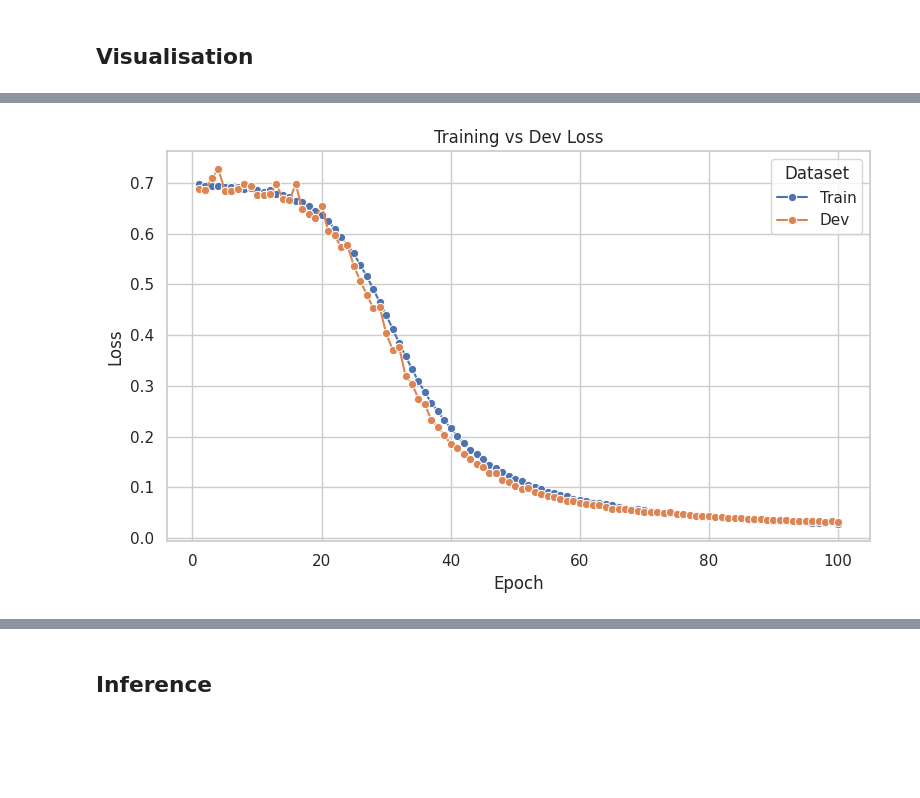
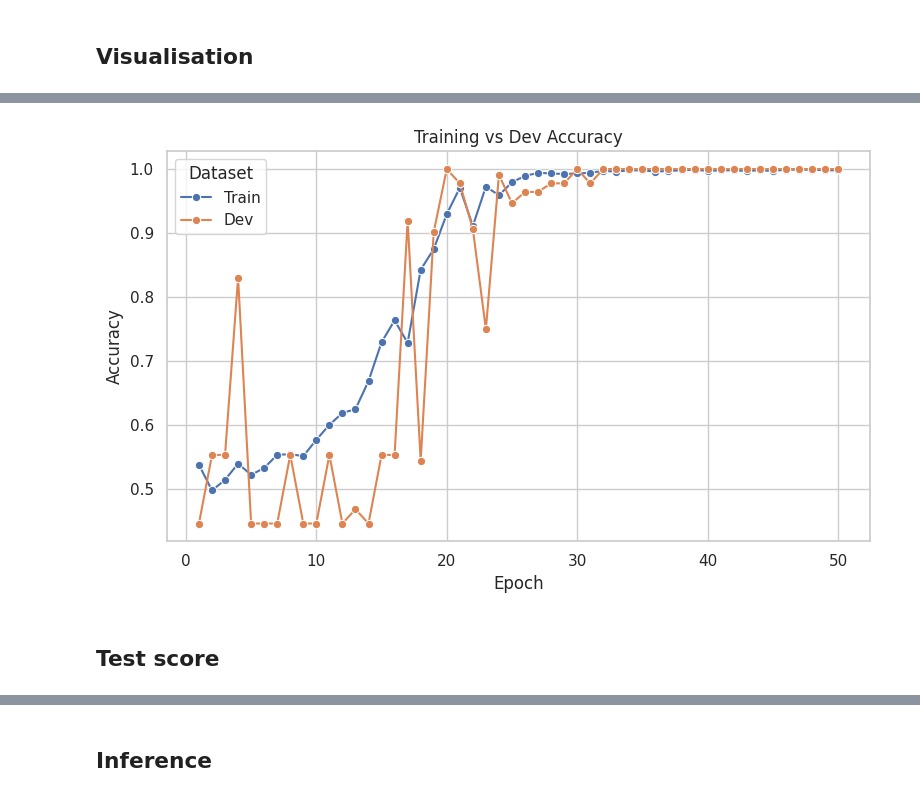
Before and after one commit to aspirant2018/NLP-Projects, a Jupyter notebook: ML projects/Multi_Layer_perceptron_for_Language_Identification.ipynb, the cells around one changed output, grey strips where cells are left out. Cells and saved outputs as stored; diff of their text form; code cells hidden in the pictures; blank space fills up the shorter version.

```diff
--- a/ML projects/Multi_Layer_perceptron_for_Language_Identification.ipynb
+++ b/ML projects/Multi_Layer_perceptron_for_Language_Identification.ipynb
@@ -83,3 +62,0 @@ Input size does not match! The input size of the Batch 1000 must match the input
-# %%
-x = torch.randn(100, 10)
-F.softmax(x,dim=1).shape
@@ -548,9 +380,23 @@ Validation Loss      0.031820062547922134
 # %%
 import pandas as pd
 
-epochs = list(range(1, len(train_losses) + 1))
+epochs = list(range(1, len(losses['train_losses']) + 1))
 df = pd.DataFrame({
     "Epoch": epochs * 2,
     "Loss": losses['train_losses'] + losses["dev_losses"],
     "Type": ["Train"] * len(losses['train_losses'] ) + ["Dev"] * len(losses['train_losses'] )
 })
+
+import seaborn as sns
+import matplotlib.pyplot as plt
+
+sns.set(style="whitegrid")
+plt.figure(figsize=(8, 5))
+sns.lineplot(data=df, x="Epoch", y="Loss", hue="Type", marker="o")
+
+plt.title("Training vs Dev Loss")
+plt.xlabel("Epoch")
+plt.ylabel("Loss")
+plt.legend(title="Dataset")
+plt.tight_layout()
+plt.show()
@@ -557,16 +405,27 @@ df = pd.DataFrame({
 # %%
+import pandas as pd
+
+epochs = list(range(1, len(losses['train_accuracies']) + 1))
+df = pd.DataFrame({
+    "Epoch": epochs * 2,
+    "Accuracy": losses['train_accuracies'] + losses["dev_accuracies"],
+    "Type": ["Train"] * len(losses['train_accuracies'] ) + ["Dev"] * len(losses['train_accuracies'] )
+})
+
 import seaborn as sns
 import matplotlib.pyplot as plt
 
 sns.set(style="whitegrid")
 plt.figure(figsize=(8, 5))
-sns.lineplot(data=df, x="Epoch", y="Loss", hue="Type", marker="o")
+sns.lineplot(data=df, x="Epoch", y="Accuracy", hue="Type", marker="o")
 
-plt.title("Training vs Dev Loss")
+plt.title("Training vs Dev Accuracy")
 plt.xlabel("Epoch")
-plt.ylabel("Loss")
+plt.ylabel("Accuracy")
 plt.legend(title="Dataset")
 plt.tight_layout()
 plt.show()
 # %% [output]
-[figure, old version]
+[figure, new version]
+# %% [markdown]
+## Test score
```
Also changed, not shown: parts of 30 cells of this notebook.
